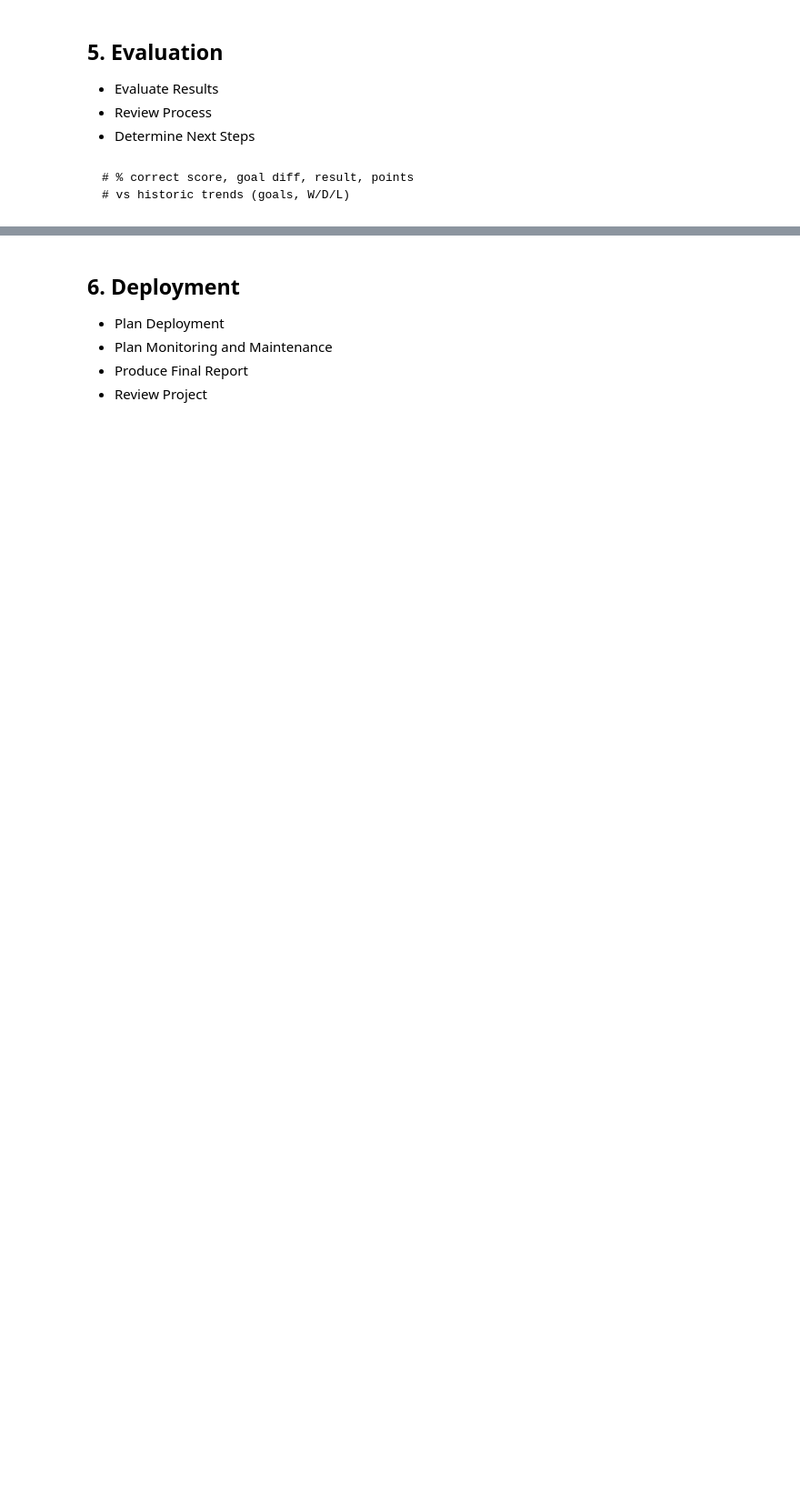
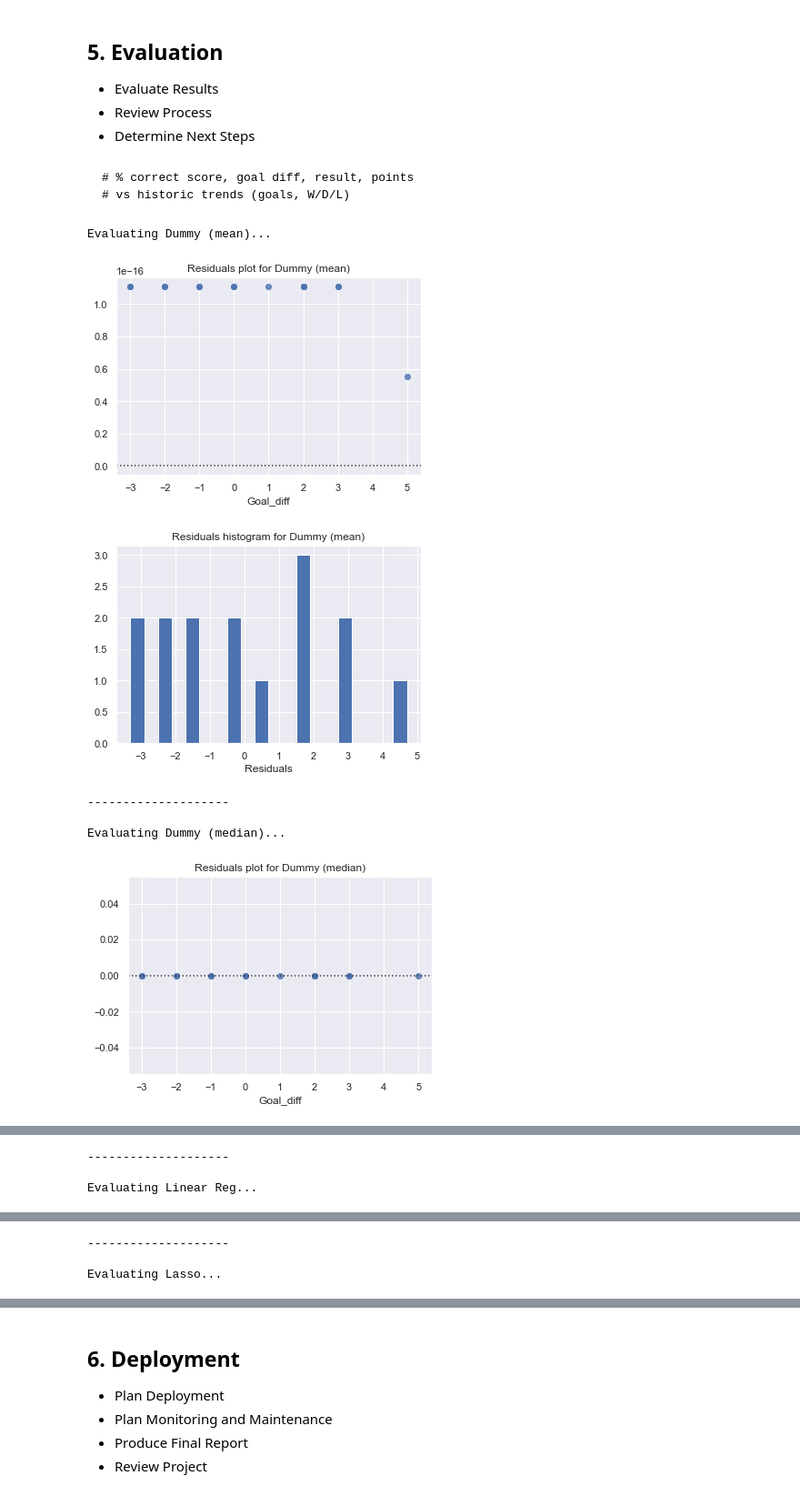
Before and after one commit to deacona/the-ball-is-round, a Jupyter notebook: notebooks/intl_02_euro_2020.ipynb, the cells around one changed output, grey strips where cells are left out. Shown at 91% size. Drawn from its saved outputs; the diff is of its cells as text; code cells hidden in the pictures; blank space fills up the shorter version.

Commit message:
Model WIP

````diff
--- a/notebooks/intl_02_euro_2020.ipynb
+++ b/notebooks/intl_02_euro_2020.ipynb
@@ -411,0 +494,10 @@ Index(['Round', 'Day', 'Date', 'Time', 'Team_1', 'Team_2', 'Year', 'Goals_1',
+# %%
+model = LinearRegression()
+model.fit(X_train, y_train)
+
+y_pred = model.predict(X_test)
+
+{"MedAE": median_absolute_error(y_test, y_pred),
+            "RMSE": mean_squared_error(y_test, y_pred, squared=False),
+            "R^2": r2_score(y_test, y_pred),
+           }
@@ -411,0 +508,6 @@ Index(['Round', 'Day', 'Date', 'Time', 'Team_1', 'Team_2', 'Year', 'Goals_1',
+# %%
+params = pd.Series(model.coef_, index=X_train.columns)
+# params
+err = np.std([model.fit(*resample(X_train, y_train)).coef_ for i in range(1000)], 0)
+
+pd.DataFrame({"effect": params.round(2), "error": err.round(2)})
@@ -420,3 +580,52 @@ Index(['Round', 'Day', 'Date', 'Time', 'Team_1', 'Team_2', 'Year', 'Goals_1',
 # % correct score, goal diff, result, points
 # vs historic trends (goals, W/D/L)
 ```
+# %%
+def model_scores(y_act, y_pred):
+    """
+    INPUT:
+        y_act - Actual values from target vector
+        y_pred - Predicted values from target vector
+
+    OUTPUT:
+        Dictionary containing multiple scoring metrics with nice labels as keys
+    """
+
+    return {"MedAE": median_absolute_error(y_act, y_pred),
+            "RMSE": mean_squared_error(y_act, y_pred, squared=False),
+            "R^2": r2_score(y_act, y_pred),
+           }
+
+eval_list = []
+for model in model_list:
+    print("\nEvaluating {0}...\n".format(model["Name"]))
+
+    y_pred = model["Reg"].predict(X_test)
+    eval_dict = model_scores(y_test, y_pred)
+    eval_dict["Name"] = model["Name"]
+    eval_list.append(eval_dict)
+
+    residuals = y_test - y_pred
+#     plt.scatter(residuals,y_pred)
+    sns.residplot(x=y_test, y=y_pred)
+#     sns.regplot(x=y_test, y=residuals, ci=99)
+    plt.title("Residuals plot for {0}".format(model["Name"]))
+    plt.show()
+
+    plt.hist(residuals, bins=20)
+#     plt.xlim(-40,50)
+    plt.xlabel('Residuals')
+    plt.title("Residuals histogram for {0}".format(model["Name"]))
+    plt.show()
+
+    print("\n--------------------")
+
+print("\n{0} models evaluated".format(len(eval_list)))
+# %% [output]
+Evaluating Dummy (mean)...
+[figure, added]
+[figure, added]
+--------------------
+
+Evaluating Dummy (median)...
+[figure, added]
@@ -422,0 +633,3 @@ Index(['Round', 'Day', 'Date', 'Time', 'Team_1', 'Team_2', 'Year', 'Goals_1',
+--------------------
+
+Evaluating Linear Reg...
@@ -422,0 +638,3 @@ Index(['Round', 'Day', 'Date', 'Time', 'Team_1', 'Team_2', 'Year', 'Goals_1',
+--------------------
+
+Evaluating Lasso...
````
Also changed, not shown: parts of 18 cells of this notebook.
